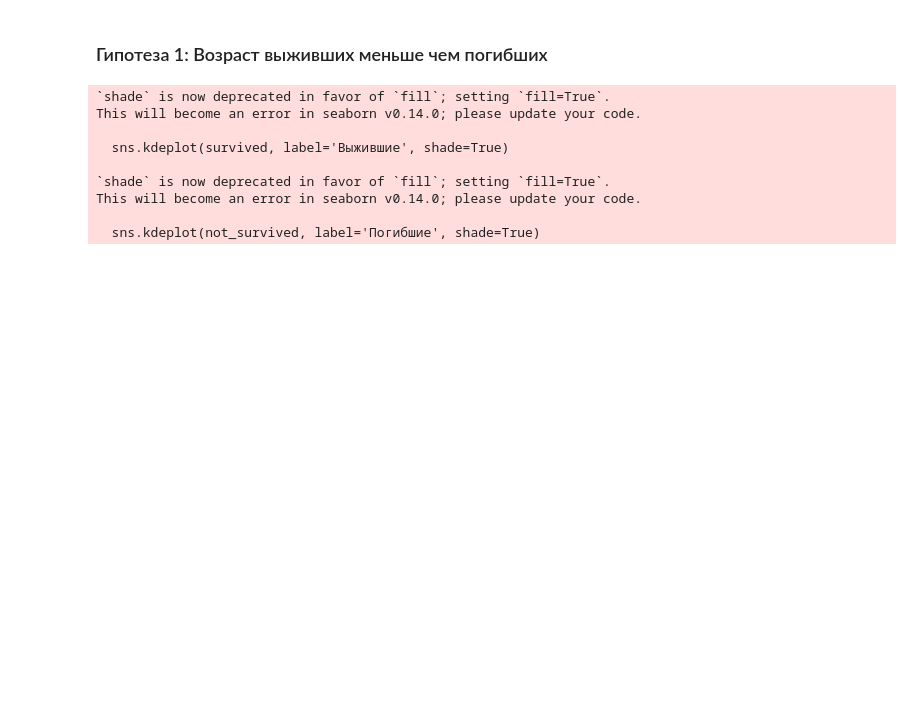
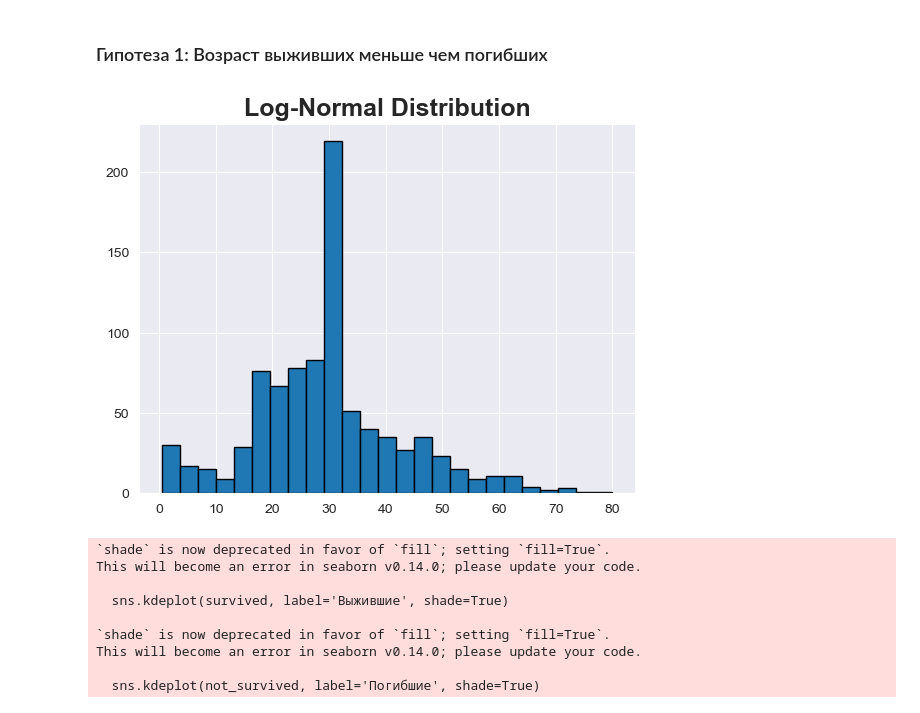
Before and after one commit to OziePozie/PythonLabs, a Jupyter notebook: titanic_lab_1.ipynb, the cells around one changed output. Cells and saved outputs as stored; diff of their text form; code cells hidden in the pictures; blank space fills up the shorter version.

```diff
--- a/titanic_lab_1.ipynb
+++ b/titanic_lab_1.ipynb
@@ -387,6 +387,12 @@ sns.barplot(x='Pclass', y='Survived', hue='Sex', data=data)
 ### Гипотеза 1: Возраст выживших меньше чем погибших
 # %%
 from scipy.stats import ttest_ind
+# %%
+plt.hist(data["Age"], edgecolor='black', bins=25)
+plt.title('Log-Normal Distribution', weight='bold', size=18)
+plt.show()
+# %% [output]
+[figure, added]
 # %%
 survived = data[data['Survived'] == 1]['Age']
 not_survived = data[data['Survived'] == 0]['Age']
```
Also changed, not shown: parts of 8 cells of this notebook, 1 other file.
